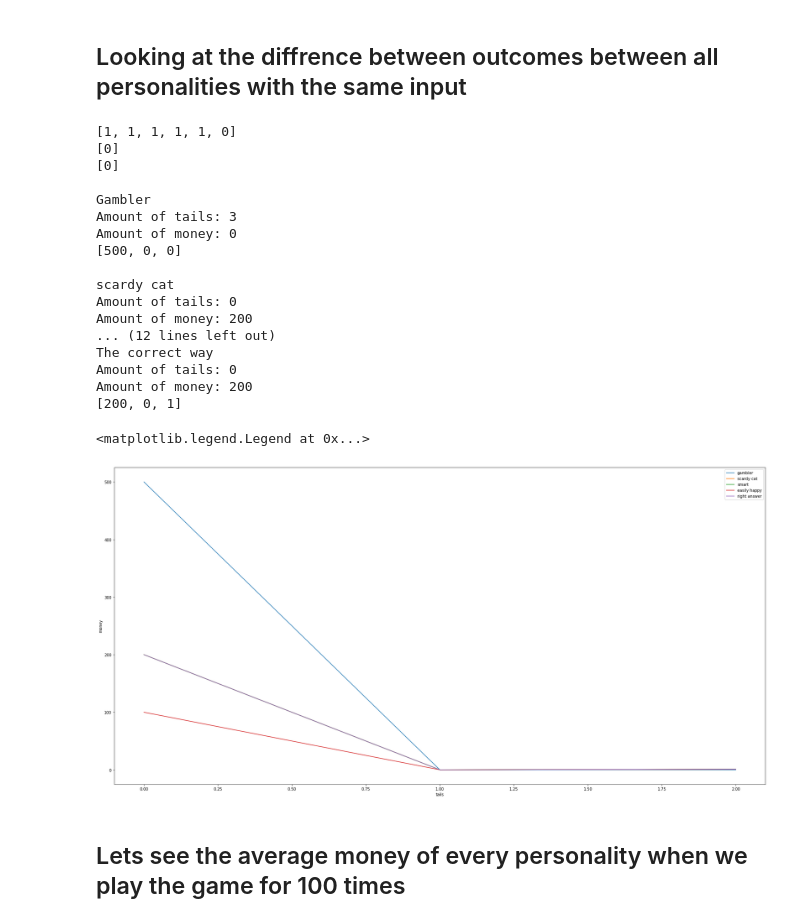
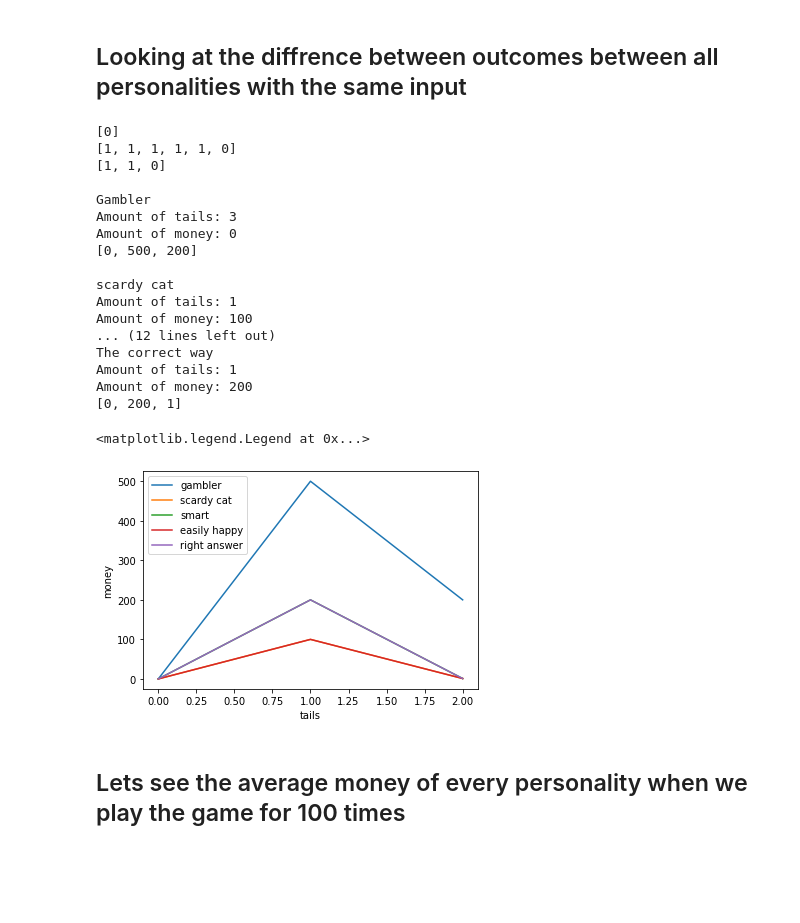
Before and after one commit to DanMint/Coin_Flip_Research_Optimizations, a Jupyter notebook: coin_question.ipynb, the cells around one changed output. Cells and saved outputs as stored; diff of their text form; code cells hidden in the pictures; blank space fills up the shorter version.

```diff
--- a/coin_question.ipynb
+++ b/coin_question.ipynb
@@ -432,6 +432,11 @@ def correctWay(tails, totalMula, turn1, turn2, turn3):
     return [tails, totalMula, money]
 
 
+def expectedVal () {
+
+}
+
+
 firstFlip = []
 secondFlip = []
 thirdFlip = []
@@ -525,41 +530,41 @@ while len(plot5) != 3:
     plot5.append(len(plot5) - 1)
 print(plot5)
 
 print(" ")
 print(" ")
 
 
 tails = [0, 1, 2]
 
 plt.plot(tails, plot1, label="gambler")
 plt.plot(tails, plot2, label="scardy cat")
 plt.plot(tails, plot3, label="smart")
 plt.plot(tails, plot4, label="easily happy")
 plt.plot(tails, plot5, label="right answer")
 
 plt.xlabel('tails')
 plt.ylabel('money')
 plt.legend()
 # %% [output]
+[0]
 [1, 1, 1, 1, 1, 0]
-[0]
-[0]
+[1, 1, 0]
 
 Gambler
 Amount of tails: 3
 Amount of money: 0
-[500, 0, 0]
+[0, 500, 200]
 
 scardy cat
-Amount of tails: 0
-Amount of money: 200
+Amount of tails: 1
+Amount of money: 100
 ... (12 lines left out)
 The correct way
-Amount of tails: 0
+Amount of tails: 1
 Amount of money: 200
-[200, 0, 1]
+[0, 200, 1]
 <matplotlib.legend.Legend at 0x...>
-[figure, old version]
+[figure, new version]
 # %% [markdown]
 ## Lets see the average money of every personality when we play the game for 100 times
 # %%
```
Also changed, not shown: parts of 16 cells of this notebook.
